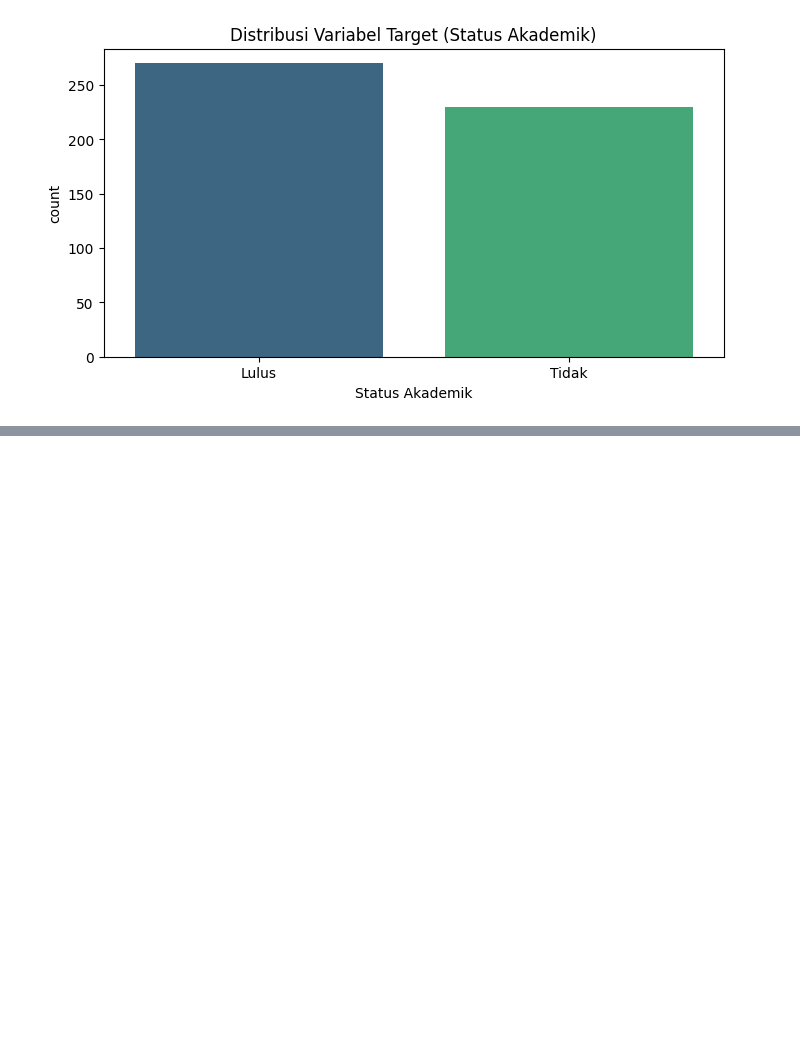
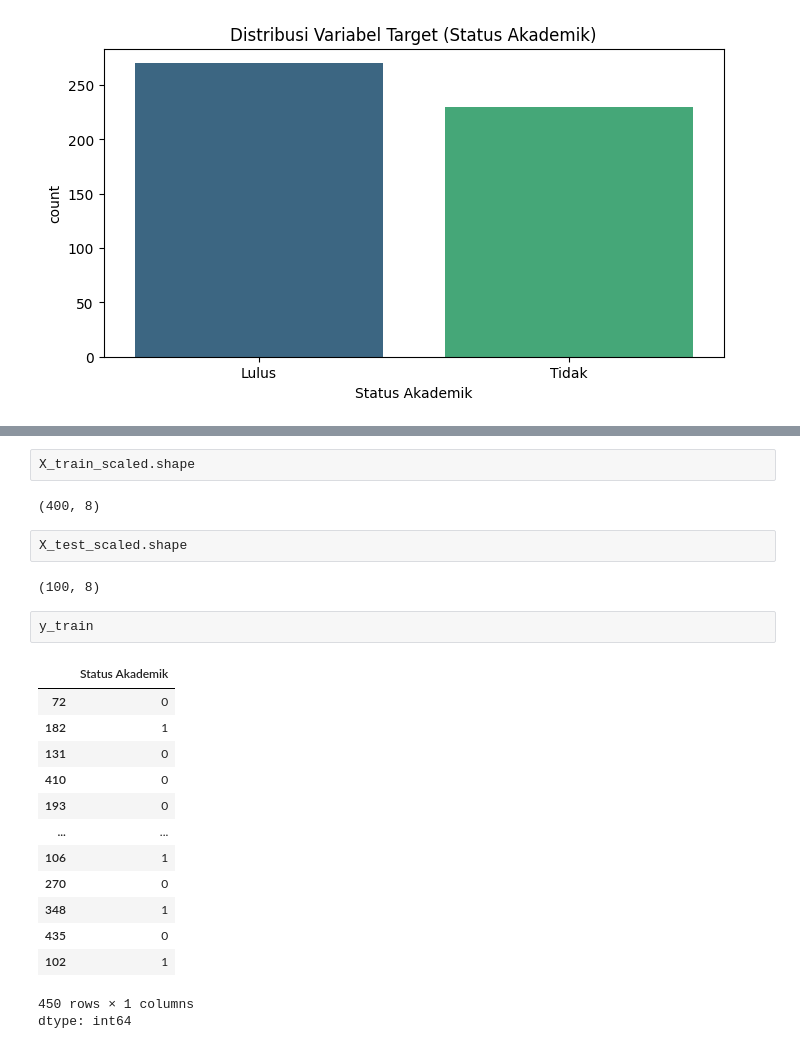
Before and after one commit to aprizal543/klasifikasi_status_akademik_mhs, a Jupyter notebook: Klasfikasi_status_akademik.ipynb, the cells around one changed output, grey strips where cells are left out. Drawn from its saved outputs; the diff is of its cells as text; blank space fills up the shorter version.

```diff
--- a/Klasfikasi_status_akademik.ipynb
+++ b/Klasfikasi_status_akademik.ipynb
@@ -165,0 +199,25 @@ Passing `palette` without assigning `hue` is deprecated and will be removed in v
+# %%
+X_train_scaled.shape
+# %% [output]
+(400, 8)
+# %%
+X_test_scaled.shape
+# %% [output]
+(100, 8)
+# %%
+y_train
+# %% [output]
+|  | Status Akademik |
+| 72 | 0 |
+| 182 | 1 |
+| 131 | 0 |
+| 410 | 0 |
+| 193 | 0 |
+| ... | ... |
+| 106 | 1 |
+| 270 | 0 |
+| 348 | 1 |
+| 435 | 0 |
+| 102 | 1 |
+450 rows × 1 columns
+dtype: int64
```
Also changed, not shown: parts of 9 cells of this notebook.
